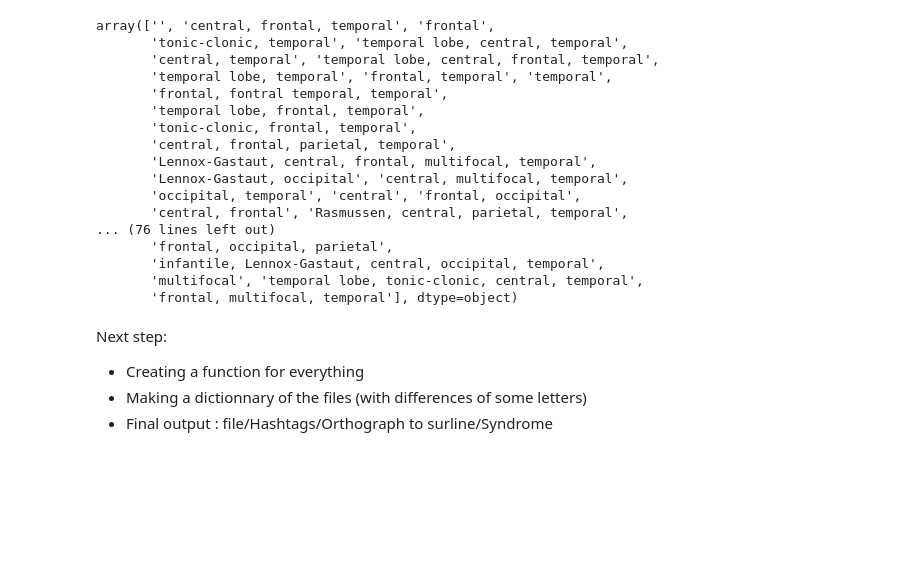
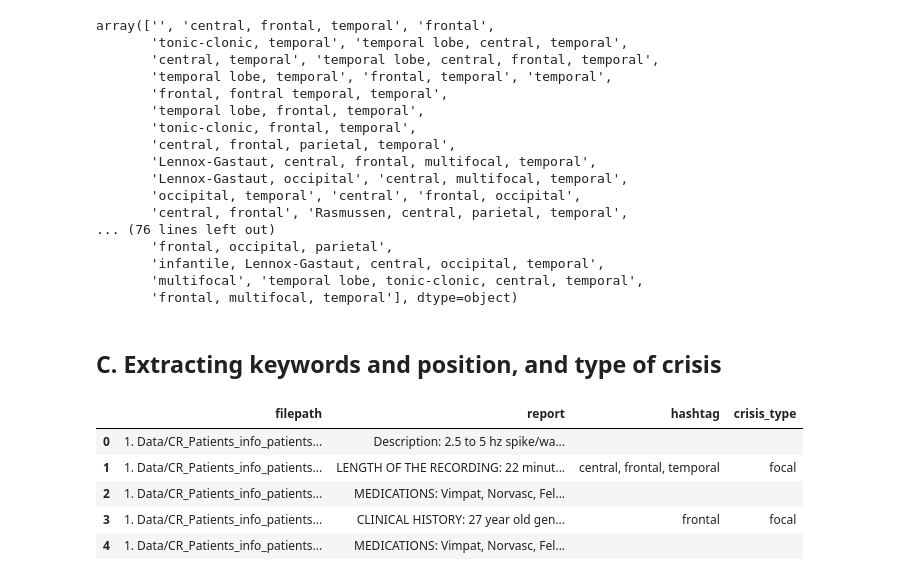
Before and after one commit to alexisgcomte/projet_aura_classification, a Jupyter notebook: C. Hashtag extraction.ipynb, the cells around one changed output. Drawn from its saved outputs; the diff is of its cells as text; code cells hidden in the pictures; blank space fills up the shorter version.

```diff
--- a/C. Hashtag extraction.ipynb
+++ b/C. Hashtag extraction.ipynb
@@ -182,8 +187,51 @@ array(['', 'central, frontal, temporal', 'frontal',
        'infantile, Lennox-Gastaut, central, occipital, temporal',
        'multifocal', 'temporal lobe, tonic-clonic, central, temporal',
        'frontal, multifocal, temporal'], dtype=object)
-# %% [markdown]
-Next step:
-- Creating a function for everything
-- Making a dictionnary of the files (with differences of some letters)
-- Final output : file/Hashtags/Orthograph to surline/Syndrome
+# %% [markdown]
+## C. Extracting keywords and position, and type of crisis
+# %%
+def surline_keyword_info_extractor(text, target, threshold):
+    max = 0
+    keyword_list = []
+    position_list = []
+    for i in text.split('.'):
+        if fuzz.partial_ratio(i, target) >= threshold:
+            for j in re.split(';|,|:| |:',i):
+                # CONFIRM PARTIAL RATIO
+                if fuzz.partial_ratio(j, target) >= threshold and len(j)>4:
+                    keyword_list.append(j)
+                    position_list.append(text.find(j,text.find(i)))
+
+    return keyword_list, position_list
+
+
+def crisis_type_correspondance(symptomes, thesaurus_simplified):
+    try:
+        symptome_list = symptomes.split(', ')
+        crisis_type_list = []
+
+        for symptome in symptome_list:
+            crisis_type = thesaurus_simplified[thesaurus_simplified['symptome-en-simple'] == symptome]['type of crisis'].iloc[0]
+            if crisis_type not in crisis_type_list:
+                crisis_type_list.append(crisis_type)
+        # return string
+        if len(crisis_type_list) == 2:
+            crisis_types = crisis_type_list[0] + ', '+ crisis_type_list[1]
+        if len(crisis_type_list) == 1:
+            crisis_types = crisis_type_list[0]
+
+        return crisis_types
+
+    except:
+        return ''
+# %%
+# Addint crisis type
+classification_dataset_hashtag_exported['crisis_type'] = classification_dataset_hashtag_exported['hashtag'].apply(lambda x: crisis_type_correspondance(x, thesaurus_simplified))
+classification_dataset_hashtag_exported.head()
+# %% [output]
+|  | filepath | report | hashtag | crisis_type |
+| 0 | 1. Data/CR_Patients_info_patients... | Description: 2.5 to 5 hz spike/wa... |  |  |
+| 1 | 1. Data/CR_Patients_info_patients... | LENGTH OF THE RECORDING: 22 minut... | central, frontal, temporal | focal |
+| 2 | 1. Data/CR_Patients_info_patients... | MEDICATIONS: Vimpat, Norvasc, Fel... |  |  |
+| 3 | 1. Data/CR_Patients_info_patients... | CLINICAL HISTORY: 27 year old gen... | frontal | focal |
+| 4 | 1. Data/CR_Patients_info_patients... | MEDICATIONS: Vimpat, Norvasc, Fel... |  |  |
```
Also changed, not shown: parts of 8 cells of this notebook, 7 other files.
